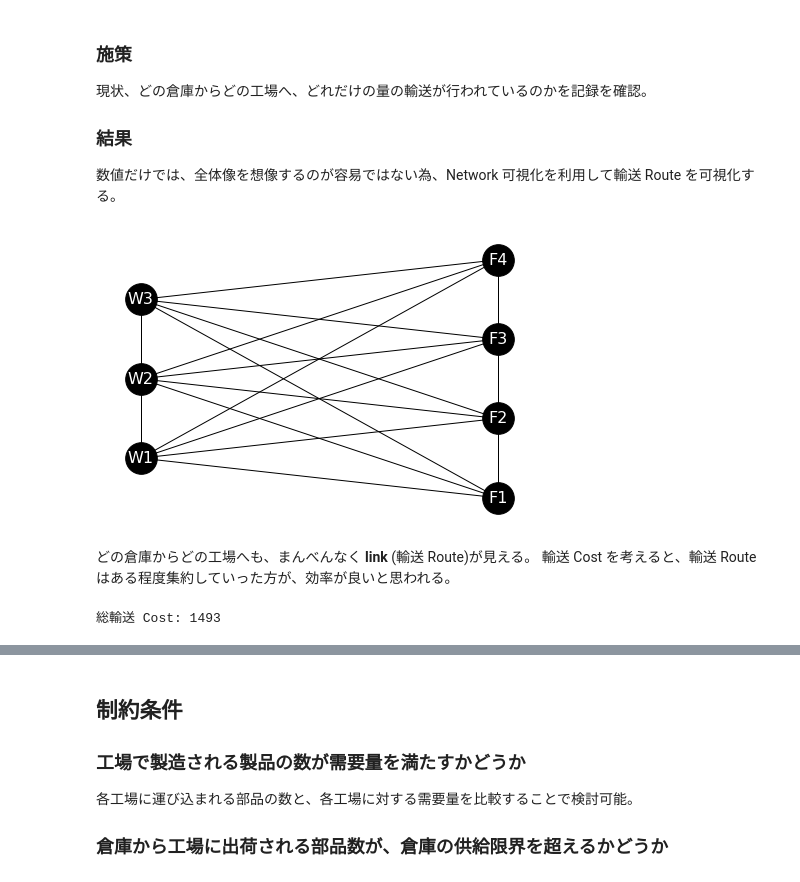
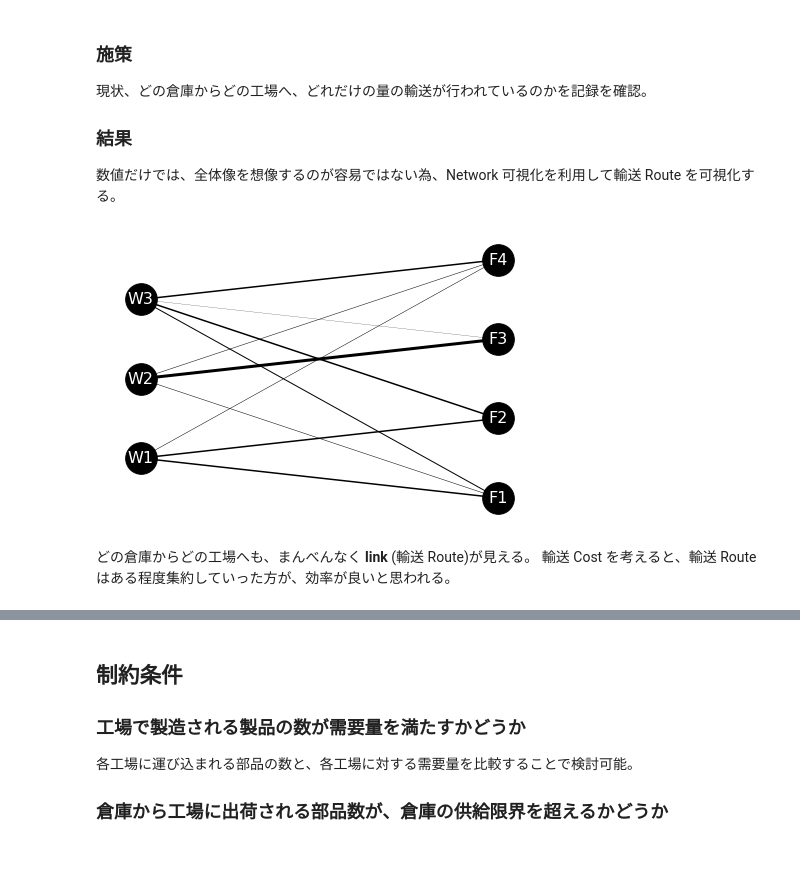
Before and after one commit to 1024xx4/data_analysis_100_knock, a Jupyter notebook: mail_optimization.ipynb, the cells around one changed output, grey strips where cells are left out. Saved outputs shown, nothing was run; the diff lists cells and outputs as text; code cells hidden in the pictures.

Commit message:
Practice Knock62: 最適輸送 Route を Network で確認しよう

```diff
--- a/mail_optimization.ipynb
+++ b/mail_optimization.ipynb
@@ -191,48 +191,52 @@ import matplotlib.pyplot as plt
 import networkx as nx
 
 # Data の読み込み
+df_tr = pd.read_csv('sample_code/chapter_6/trans_route.csv', index_col="工場")
 df_pos = pd.read_csv('sample_code/chapter_6/trans_route_pos.csv')
 
-# Class Object の作成
+
+# グラフオブジェクトの作成
 G = nx.Graph()
 
 # 頂点の設定
 for i in range(len(df_pos.columns)):
     G.add_node(df_pos.columns[i])
 
-# 辺の設定 & Edge の重みの List 化
+# 辺の設定&エッジの重みのリスト化
 num_pre = 0
 edge_weights = []
 size = 0.1
 for i in range(len(df_pos.columns)):
     for j in range(len(df_pos.columns)):
-        if not (i == j):
-            G.add_edge(df_pos.columns[i], df_pos.columns[j])  # 辺の追加
-            # Edge の重みの追加
-            if num_pre < len(G.edges):
+        if not (i==j):
+            # 辺の追加
+            G.add_edge(df_pos.columns[i],df_pos.columns[j])
+            # エッジの重みの追加
+            if num_pre<len(G.edges):
                 num_pre = len(G.edges)
                 weight = 0
-                if (df_pos.columns[i] in df_tr.columns) and (df_pos.columns[j] in df_tr.index):
+                if (df_pos.columns[i] in df_tr.columns)and(df_pos.columns[j] in df_tr.index):
                     if df_tr[df_pos.columns[i]][df_pos.columns[j]]:
-                        weight = df_tr[df_pos.columns[i]][df_pos.columns[j]] * size
-                    elif (df_pos.columns[j] in df_tr.columns) and (df_pos.columns[i] in df_tr.index):
-                        if df_tr[df_pos.columns[j]][df_pos.columns[i]]:
-                            weight = df_tr[df_pos.columns[j]][df_pos.columns[i]] * size
-                    edge_weights.append(weight)
+                        weight = df_tr[df_pos.columns[i]][df_pos.columns[j]]*size
+                elif(df_pos.columns[j] in df_tr.columns)and(df_pos.columns[i] in df_tr.index):
+                    if df_tr[df_pos.columns[j]][df_pos.columns[i]]:
+                        weight = df_tr[df_pos.columns[j]][df_pos.columns[i]]*size
+                edge_weights.append(weight)
+
 
 # 座標の設定
 pos = {}
 for i in range(len(df_pos.columns)):
     node = df_pos.columns[i]
-    pos[node] = (df_pos[node][0], df_pos[node][1])
+    pos[node] = (df_pos[node][0],df_pos[node][1])
 
 # 描画
-nx.draw(G, pos, with_labels=True, font_size=16, node_size=1_000, node_color='k', font_color='w', width=edge_weights)
+nx.draw(G, pos, with_labels=True,font_size=16, node_size = 1000, node_color='k', font_color='w', width=edge_weights)
 
 # 表示
 plt.show()
 # %% [output]
-[figure, old version]
+[figure, new version]
 # %% [markdown]
 どの倉庫からどの工場へも、まんべんなく **link** (輸送 Route)が見える。
 輸送 Cost を考えると、輸送 Route はある程度集約していった方が、効率が良いと思われる。
@@ -252,8 +256,6 @@ def trans_cost(df_tr, df_tc):
 
 
 print(f'総輸送 Cost: {str(trans_cost(df_tr, df_tc))}')
-# %% [output]
-総輸送 Cost: 1493
 # %%
 # Data の読み込み
 df_tr = pd.read_csv('sample_code/chapter_6/trans_route.csv', index_col='工場')
```
Also changed, not shown: parts of 2 cells of this notebook, 2 other files.
